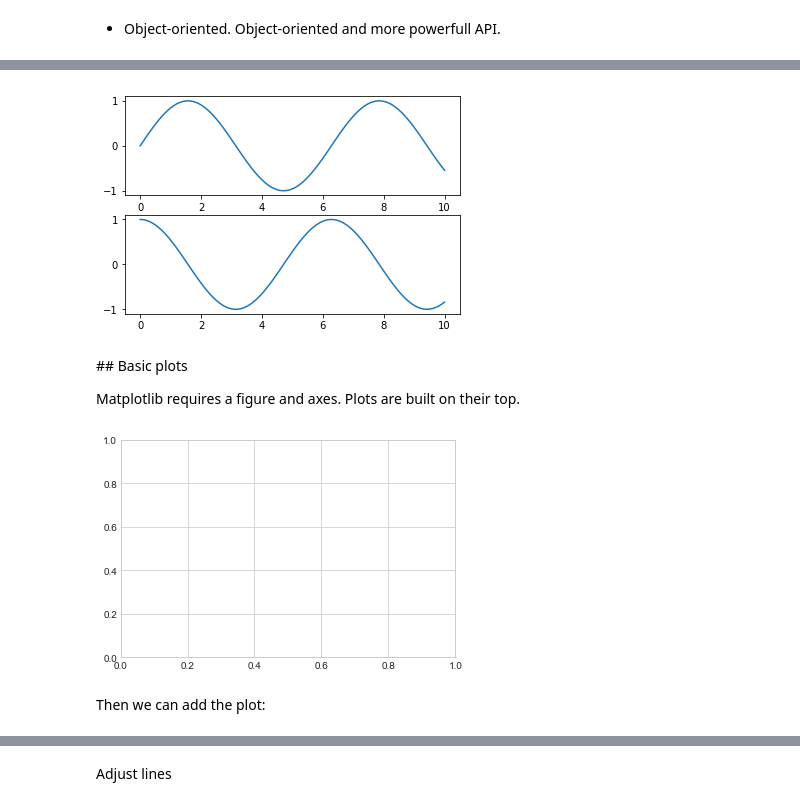
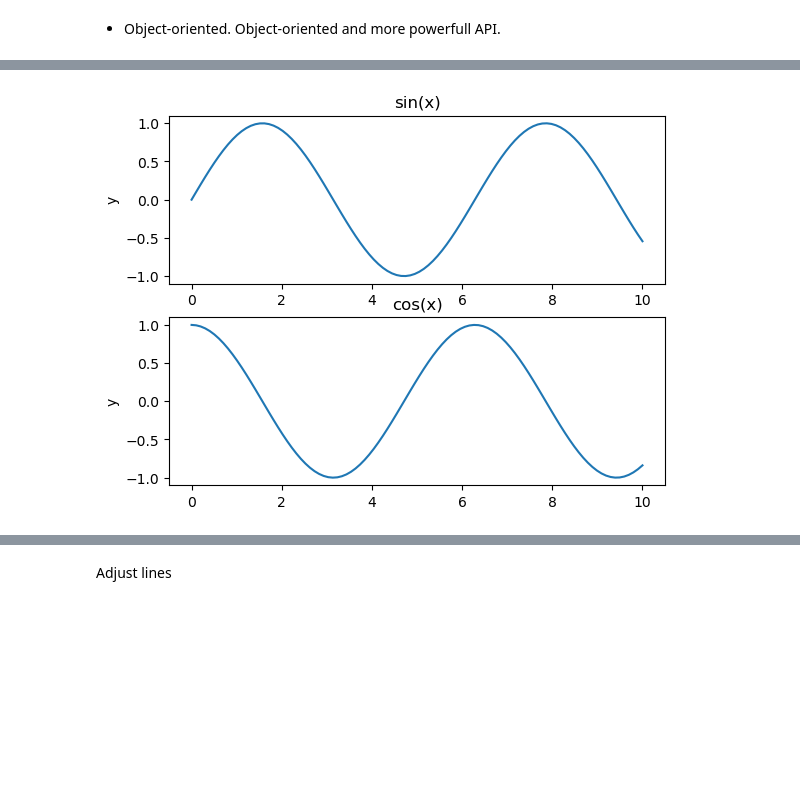
Before and after one commit to dfbarrero/dataCourse, a Jupyter notebook: dataviz/DatavizWithMatplotlib.ipynb, the cells around one changed output, grey strips where cells are left out. Drawn from its saved outputs; the diff is of its cells as text; code cells hidden in the pictures; blank space fills up the shorter version.

```diff
--- a/dataviz/DatavizWithMatplotlib.ipynb
+++ b/dataviz/DatavizWithMatplotlib.ipynb
@@ -70,23 +105,15 @@ plt.plot(x, np.cos(x));
 # %%
 # First create a grid of plots
 # ax will be an array of two Axes objects
 fig, ax = plt.subplots(2)
 
 # Call plot() method on the appropriate object
 ax[0].plot(x, np.sin(x))
-ax[1].plot(x, np.cos(x));
+ax[1].plot(x, np.cos(x))
+
+ax[0].set_title("sin(x)")
+ax[0].set_ylabel("y")
+ax[1].set_title("cos(x)")
+ax[1].set_ylabel("y");
 # %% [output]
-[figure, old version]
+[figure, new version]
-# %% [markdown]
-## Basic plots
-
-Matplotlib requires a figure and axes. Plots are built on their top.
-# %%
-plt.style.use('seaborn-whitegrid') # Setup theme
-
-fig = plt.figure()
-ax = plt.axes()
-# %% [output]
-[figure, removed]
-# %% [markdown]
-Then we can add the plot:
```
Also changed, not shown: parts of 39 cells of this notebook.
